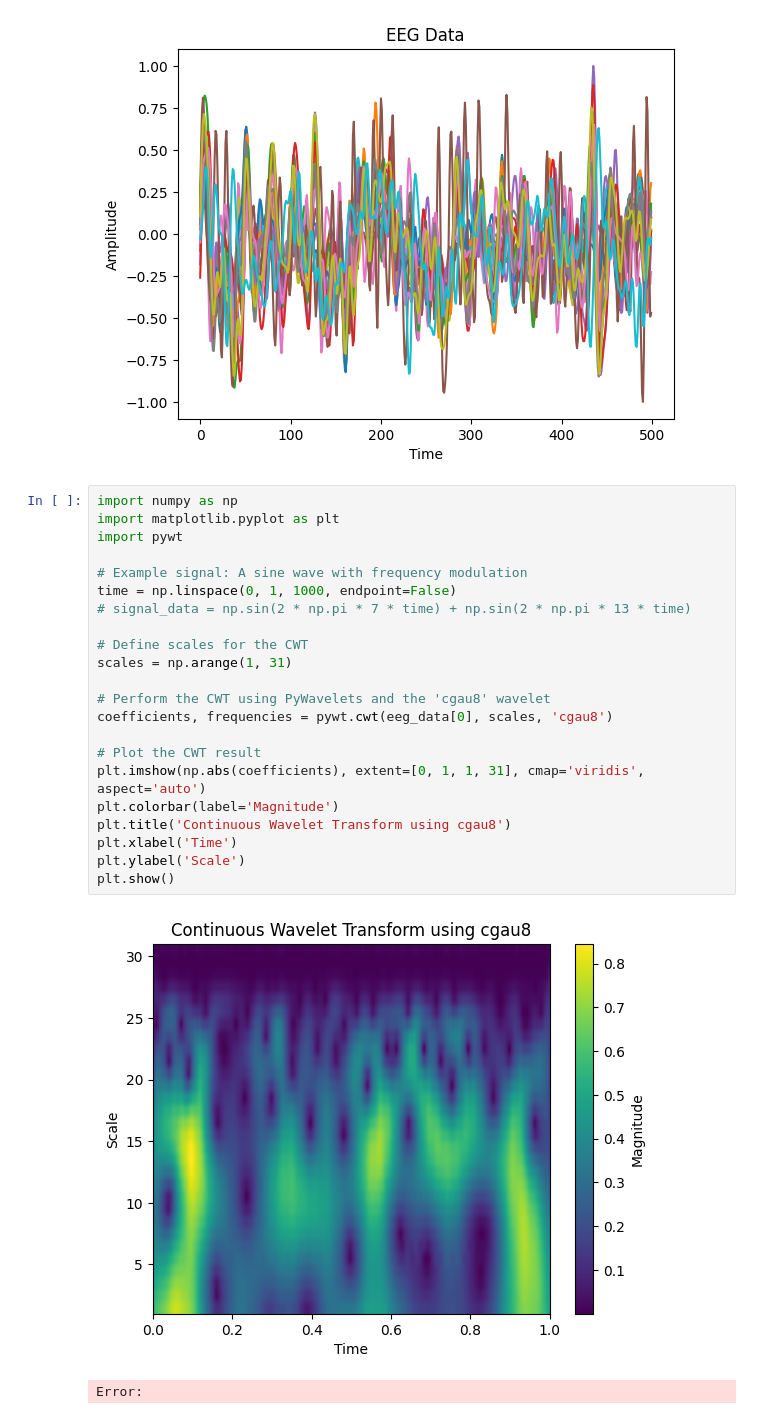
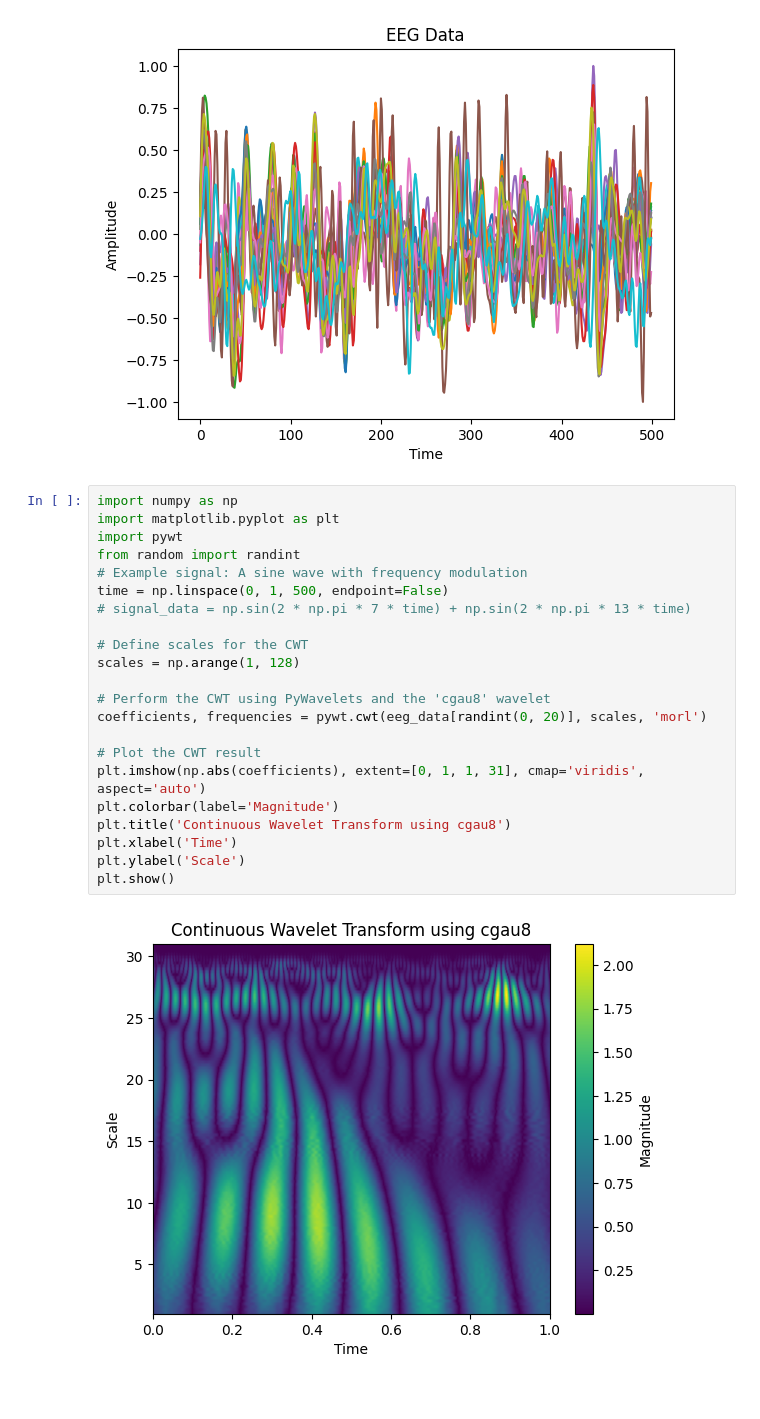
Before and after one commit to BenT-Bowman/Explainable-Depression-CNNs, a Jupyter notebook: visuial.ipynb, the cells around one changed output. Cells and saved outputs as stored; diff of their text form.

```diff
--- a/visuial.ipynb
+++ b/visuial.ipynb
@@ -22,25 +22,24 @@ plt.show()
 # %%
 import numpy as np
 import matplotlib.pyplot as plt
 import pywt
-
+from random import randint
 # Example signal: A sine wave with frequency modulation
-time = np.linspace(0, 1, 1000, endpoint=False)
+time = np.linspace(0, 1, 500, endpoint=False)
 # signal_data = np.sin(2 * np.pi * 7 * time) + np.sin(2 * np.pi * 13 * time)
 
 # Define scales for the CWT
-scales = np.arange(1, 31)
+scales = np.arange(1, 128)
 
 # Perform the CWT using PyWavelets and the 'cgau8' wavelet
-coefficients, frequencies = pywt.cwt(eeg_data[0], scales, 'cgau8')
+coefficients, frequencies = pywt.cwt(eeg_data[randint(0, 20)], scales, 'morl')
 
 # Plot the CWT result
 plt.imshow(np.abs(coefficients), extent=[0, 1, 1, 31], cmap='viridis', aspect='auto')
 plt.colorbar(label='Magnitude')
 plt.title('Continuous Wavelet Transform using cgau8')
 plt.xlabel('Time')
 plt.ylabel('Scale')
 plt.show()
 # %% [output]
-[figure, old version]
+[figure, new version]
-Error:
```
Also changed, not shown: parts of 1 cell of this notebook, 3 other files.
